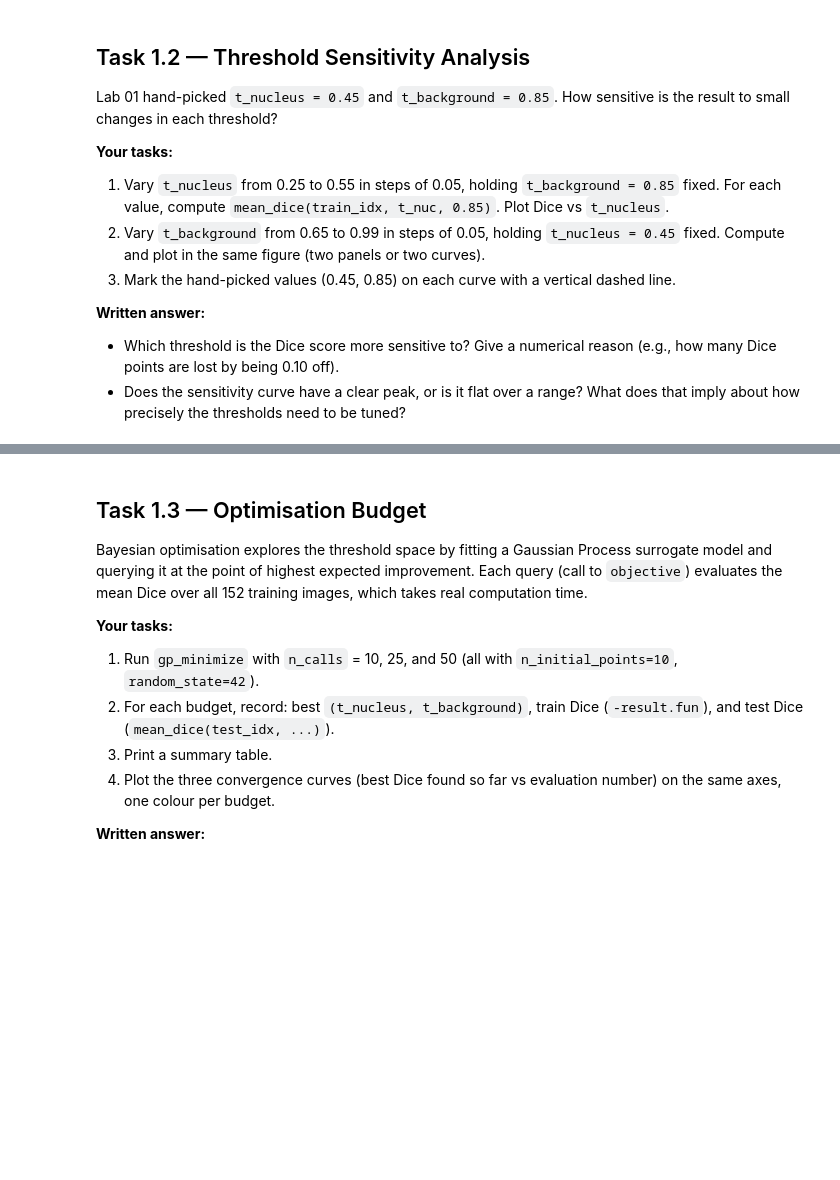
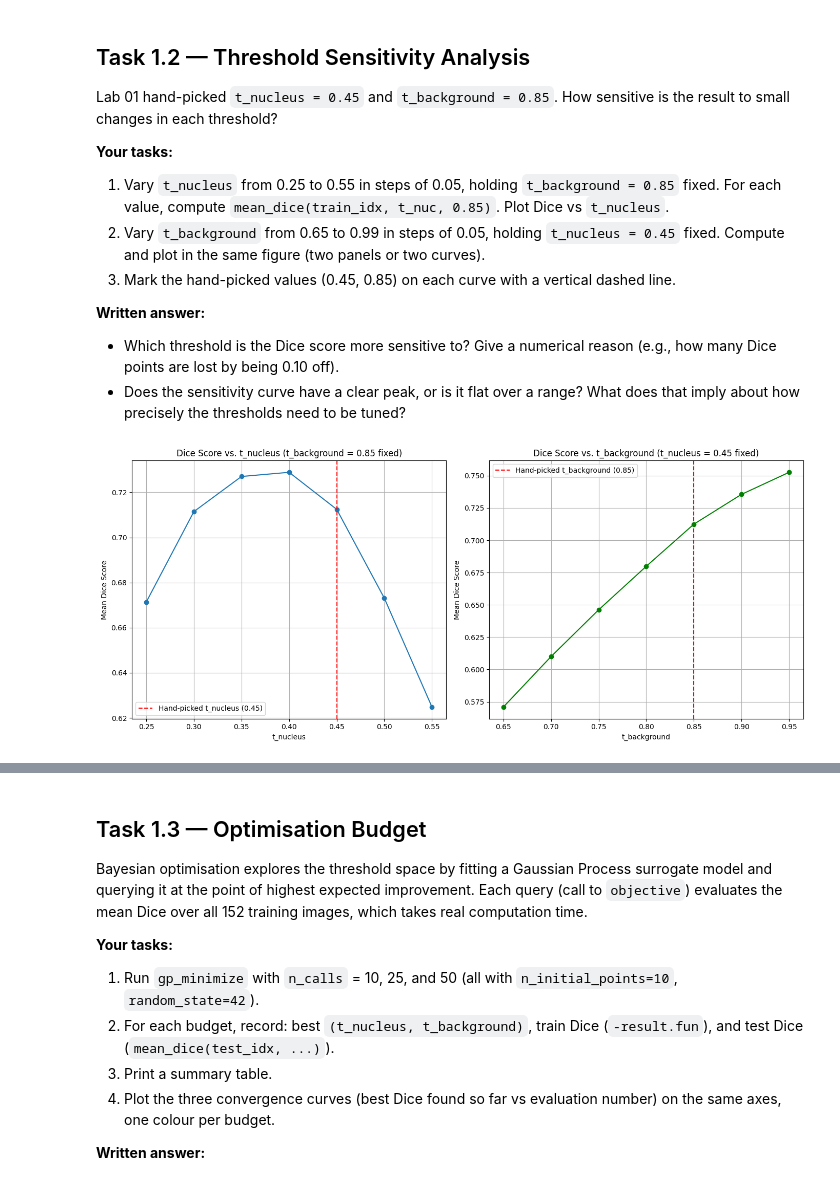
Before and after one commit to emubarak-lamc/PosterRepo, a Jupyter notebook: Projects/project_2_outline.ipynb, the cells around one changed output, grey strips where cells are left out. Saved outputs shown, nothing was run; the diff lists cells and outputs as text; code cells hidden in the pictures; blank space fills up the shorter version.

```diff
--- a/Projects/project_2_outline.ipynb
+++ b/Projects/project_2_outline.ipynb
@@ -180,14 +187,40 @@ Lab 01 hand-picked `t_nucleus = 0.45` and `t_background = 0.85`. How sensitive i
 - Which threshold is the Dice score more sensitive to? Give a numerical reason   (e.g., how many Dice points are lost by being 0.10 off).
 - Does the sensitivity curve have a clear peak, or is it flat over a range?   What does that imply about how precisely the thresholds need to be tuned?
 # %%
-# ── Task 1.2 ─────────────────────────────────────────────────────────────────
 t_nuc_range = np.arange(0.25, 0.56, 0.05)
 t_bg_range  = np.arange(0.65, 1.00, 0.05)
 
 # TODO: compute mean_dice for each value in t_nuc_range (t_bg fixed at 0.85)
 dice_vary_nuc = [mean_dice(train_idx, t, 0.85) for t in t_nuc_range]
 
 # TODO: compute mean_dice for each value in t_bg_range (t_nuc fixed at 0.45)
 dice_vary_bg  = [mean_dice(train_idx, 0.45, t) for t in t_bg_range]
 
 # TODO: plot both sensitivity curves
+
+plt.figure(figsize=(14, 6))
+
+# Plot for t_nucleus sensitivity
+plt.subplot(1, 2, 1) # 1 row, 2 columns, first plot
+plt.plot(t_nuc_range, dice_vary_nuc, marker='o')
+plt.axvline(x=0.45, color='r', linestyle='--', label='Hand-picked t_nucleus (0.45)')
+plt.title('Dice Score vs. t_nucleus (t_background = 0.85 fixed)')
+plt.xlabel('t_nucleus')
+plt.ylabel('Mean Dice Score')
+plt.grid(True)
+plt.legend()
+
+# Plot for t_background sensitivity
+plt.subplot(1, 2, 2) # 1 row, 2 columns, second plot
+plt.plot(t_bg_range, dice_vary_bg, marker='o', color='green')
+plt.axvline(x=0.85, color='r', linestyle='--', label='Hand-picked t_background (0.85)')
+plt.title('Dice Score vs. t_background (t_nucleus = 0.45 fixed)')
+plt.xlabel('t_background')
+plt.ylabel('Mean Dice Score')
+plt.grid(True)
+plt.legend()
+
+plt.tight_layout()
+plt.show()
+# %% [output]
+[figure, added]
```
Also changed, not shown: parts of 9 cells of this notebook.
